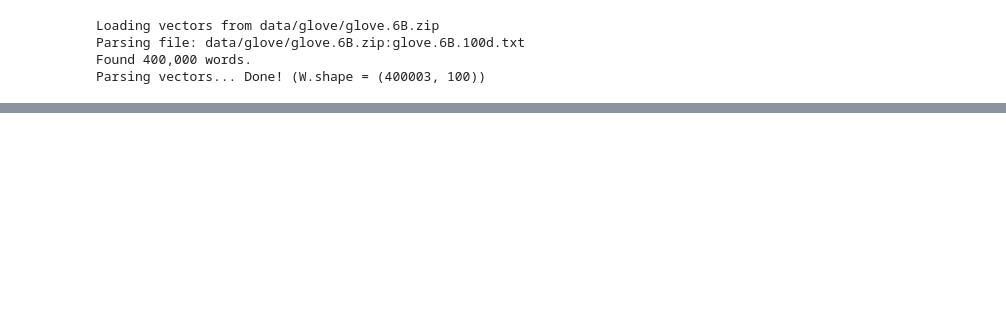
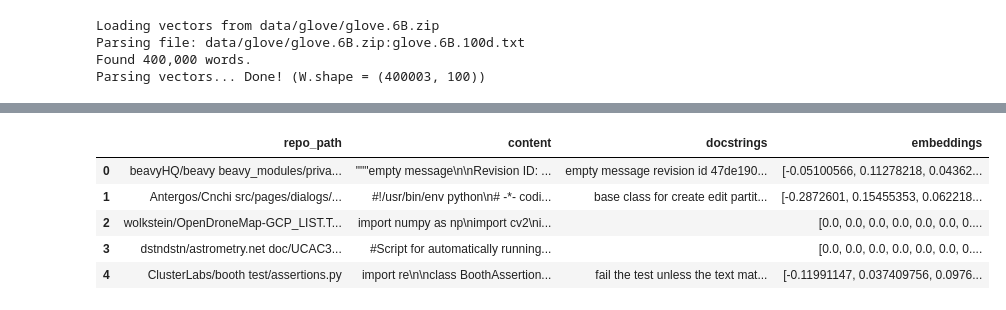
Before and after one commit to yrzhou0120berk/w266_final, a Jupyter notebook: Model_1.ipynb, the cells around one changed output, grey strips where cells are left out. Cells and saved outputs as stored; diff of their text form; code cells hidden in the pictures; blank space fills up the shorter version.

```diff
--- a/Model_1.ipynb
+++ b/Model_1.ipynb
@@ -137,5 +137,16 @@ def find_nn(words, embeddings):
     nn = np.argsort(np.asarray(distances))
 
     return nn
-# %%
-df['embeddings'] = [words_to_embed(x) for x in list(df['docstrings'])]
+# %%
+#df['embeddings'] = [words_to_embed(x) for x in list(df['docstrings'])]
+
+embeddings = []
+i=0
+for x in list(df['docstrings']):
+    i+=1
+    embeddings.append(words_to_embed(x))
+    if i%1000==0:
+        print(i/172413)
+
+df['embeddings'] = embeddings
+del embeddings
@@ -142,3 +171,12 @@ df['embeddings'] = [words_to_embed(x) for x in list(df['docstrings'])]
+# %%
+df.head()
+# %% [output]
+|  | repo_path | content | docstrings | embeddings |
+| 0 | beavyHQ/beavy beavy_modules/priva... | """empty message\n\nRevision ID: ... | empty message revision id 47de190... | [-0.05100566, 0.11278218, 0.04362... |
+| 1 | Antergos/Cnchi src/pages/dialogs/... | #!/usr/bin/env python\n# -*- codi... | base class for create edit partit... | [-0.2872601, 0.15455353, 0.062218... |
+| 2 | wolkstein/OpenDroneMap-GCP_LIST.T... | import numpy as np\nimport cv2\ni... |  | [0.0, 0.0, 0.0, 0.0, 0.0, 0.0, 0.... |
+| 3 | dstndstn/astrometry.net doc/UCAC3... | #Script for automatically running... |  | [0.0, 0.0, 0.0, 0.0, 0.0, 0.0, 0.... |
+| 4 | ClusterLabs/booth test/assertions.py | import re\n\nclass BoothAssertion... | fail the test unless the text mat... | [-0.11991147, 0.037409756, 0.0976... |
 # %%
 def top_n_code(search_terms, docstrings, embeddings, n):
 
```
Also changed, not shown: parts of 6 cells of this notebook.
